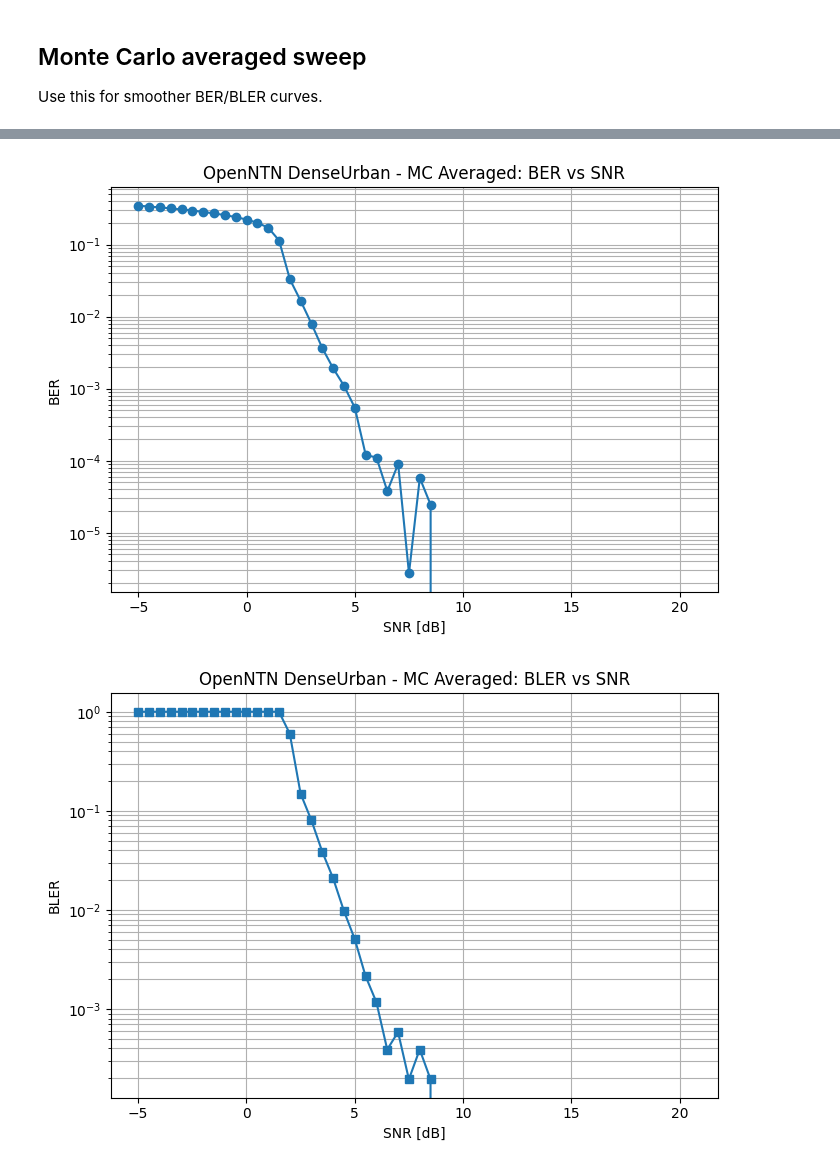
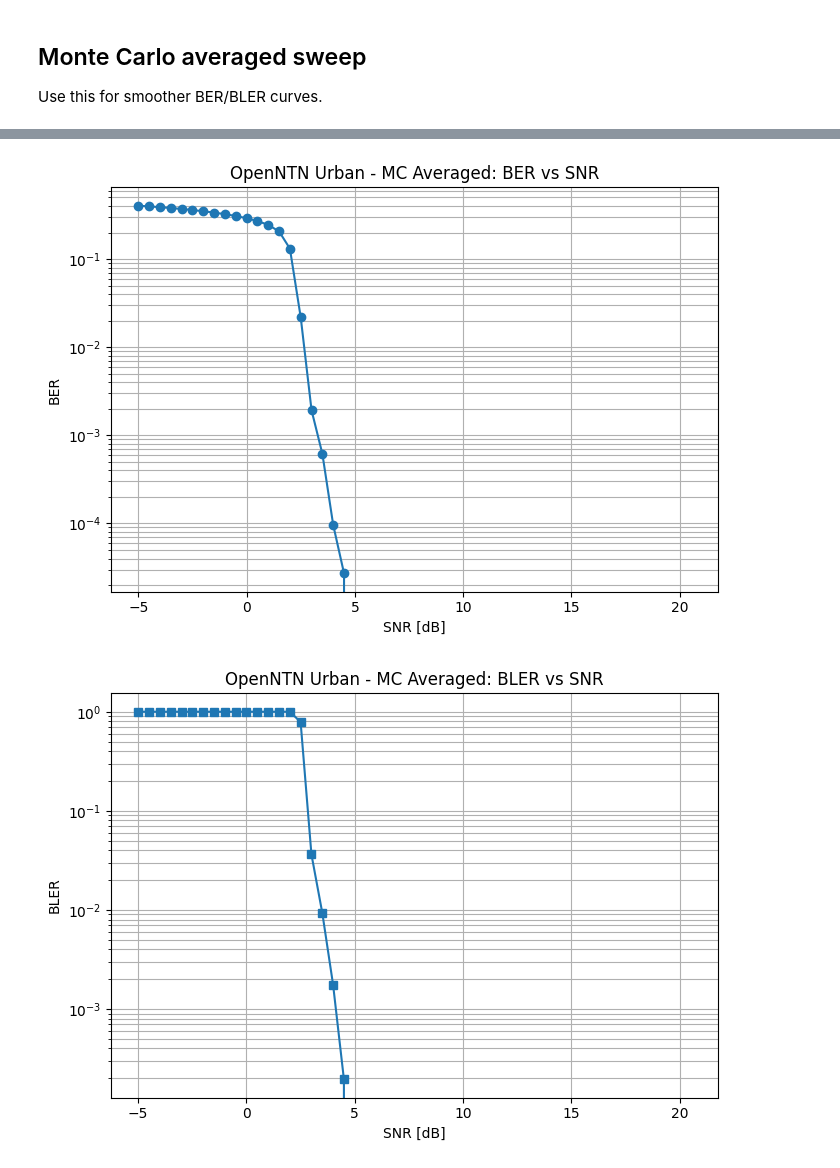
Before and after one commit to jaswanthgorrela-blip/Master_Project, a Jupyter notebook: Main/notebook.ipynb, the cells around one changed output, grey strips where cells are left out. Saved outputs shown, nothing was run; the diff lists cells and outputs as text; code cells hidden in the pictures.

```diff
--- a/Main/notebook.ipynb
+++ b/Main/notebook.ipynb
@@ -31,13 +24,13 @@ I0000 00:00:1774536174.127130  349257 port.cc:153] oneDNN custom operations are
 # %%
 action_cfg = ActionConfig(
     modulation='16QAM',
-    code_rate=0.5,
+    code_rate=0.25,
     power_boost_db=0.0,
 )
 
 sim_cfg = SimulationConfig(
-    scenario='dur',
-    channel_model_name='DenseUrban',
+    scenario='urb',
+    channel_model_name='Urban',
     perfect_csi=True,
     doppler_enabled=True,
     elevation_angle=50.0,
@@ -122,7 +113,7 @@ SNR= 19.5 dB | BER=0.0000e+00 | BLER=0.0000e+00 | iSE=1.0000
 SNR= 20.0 dB | BER=0.0000e+00 | BLER=0.0000e+00 | iSE=1.0000
 SNR= 20.5 dB | BER=0.0000e+00 | BLER=0.0000e+00 | iSE=1.0000
 # %%
-plot_results(results_mc, title_prefix='OpenNTN DenseUrban - MC Averaged')
+plot_results(results_mc, title_prefix='OpenNTN Urban - MC Averaged')
 # %% [output]
-[figure, old version]
+[figure, new version]
-[figure, old version]
+[figure, new version]
```
Also changed, not shown: parts of 8 cells of this notebook, 1 other file.
